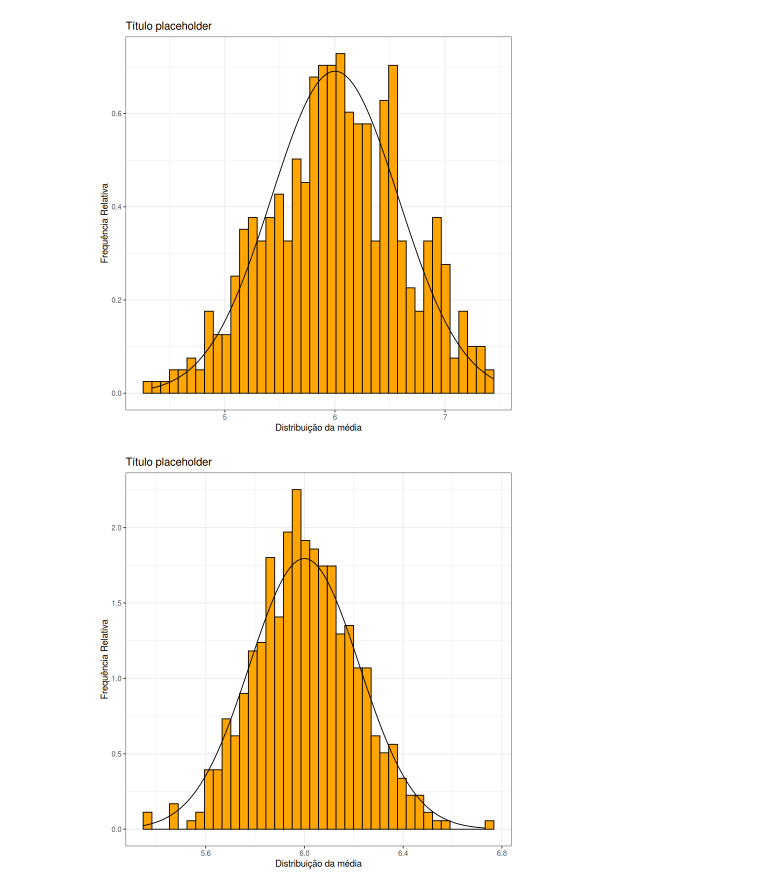
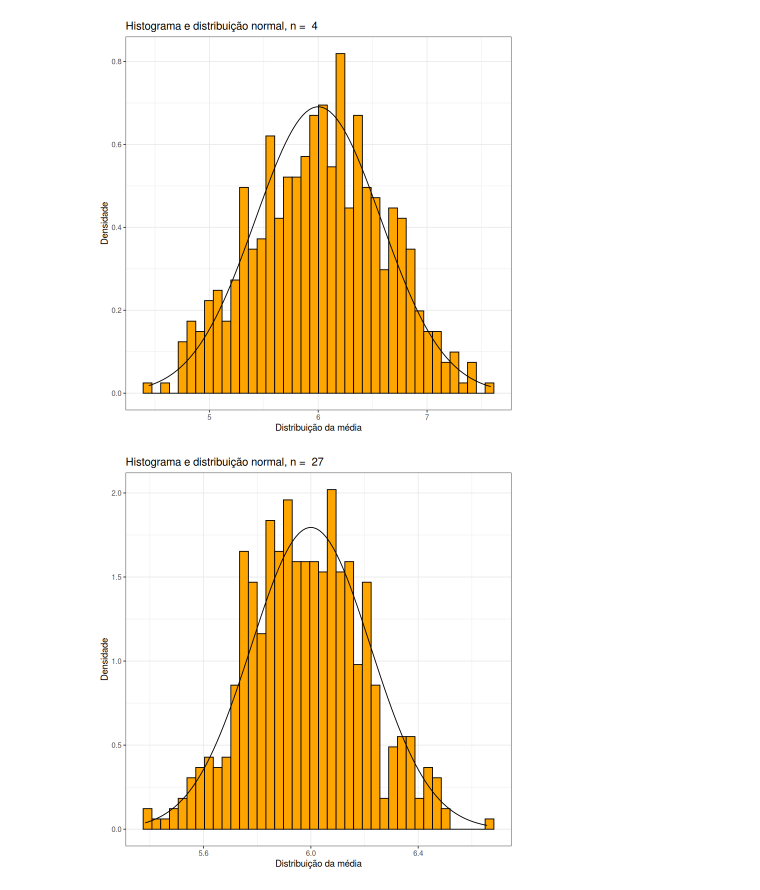
Before and after one commit to randomicecube/statistics-project-r, a Jupyter notebook: exercise-6.ipynb, the cells around one changed output. Cells and saved outputs as stored; diff of their text form; code cells hidden in the pictures.

```diff
--- a/exercise-6.ipynb
+++ b/exercise-6.ipynb
@@ -4,33 +4,33 @@ set.seed(1896)
 # %%
 n_values <- c(4, 27, 70)
 sample_amount <- 500
 a <- 4
 b <- 8
 expected_value <- (b + a) / 2
 
 calc_sd <- function(n) {
   return (sqrt(((b - a)**2) / (n * 12)))
 }
 calc_means <- function(n) {
   means <- c()
   for (i in 1:sample_amount) {
     means <- c(means, mean(runif(n, 4, 8)))
   }
   return (means)
 }
 
 for (n in n_values) {
   means <- calc_means(n)
   df <- data.frame(means)
   print(
     ggplot(df, aes(x = means)) +
     geom_histogram(aes(y=..density..), color="black", fill="orange", bins=40) +
     stat_function(fun=dnorm, args=list(mean=expected_value, sd=calc_sd(n))) +
     theme_bw() +
-    labs(x = paste("Distribuição da média"), y = "Frequência Relativa") +
-    ggtitle("Título placeholder")
+    labs(x = "Distribuição da média", y = "Densidade") +
+    ggtitle(paste("Histograma e distribuição normal, n = ", n))
   )
 }
 # %% [output]
-[figure, old version]
+[figure, new version]
-[figure, old version]
+[figure, new version]
```
Also changed, not shown: parts of 1 cell of this notebook, 12 other files.
